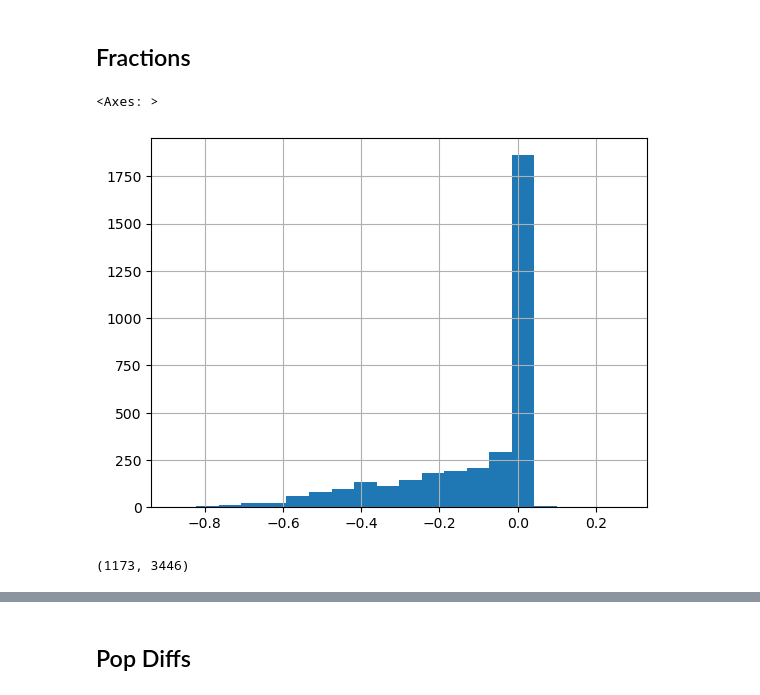
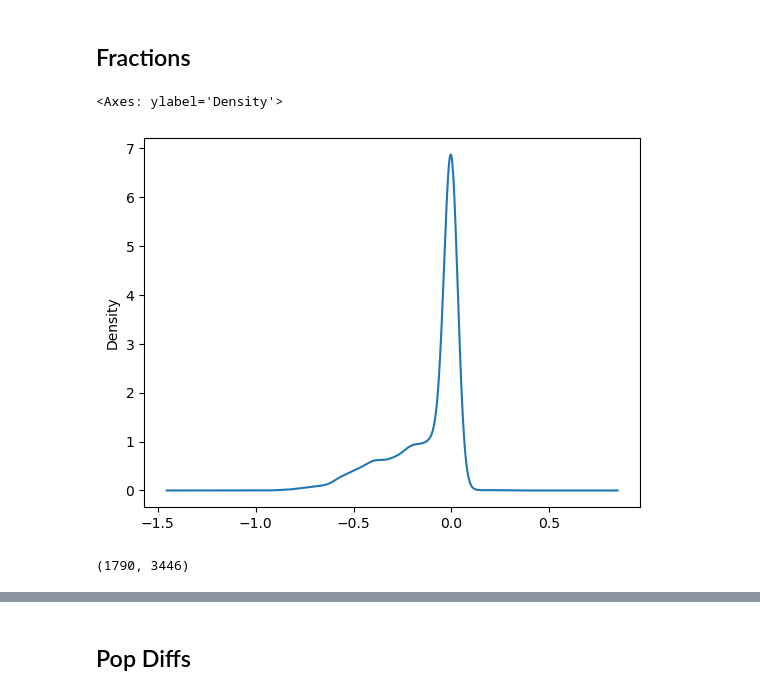
Before and after one commit to swpease/well_water, a Jupyter notebook: python/area_accuracy.ipynb, the cells around one changed output, grey strips where cells are left out. Drawn from its saved outputs; the diff is of its cells as text; code cells hidden in the pictures.

```diff
--- a/python/area_accuracy.ipynb
+++ b/python/area_accuracy.ipynb
@@ -130,7 +130,7 @@ The ACS (in the SVI) also estimates a pop of 0 (E_TOTPOP)
 # %%
 density_data_zero_pops = density_data[density_data["frac_WW_CEISIN"].isna()]
 # %%
-density_data_to_join = density_data.loc[:,["GEOID", "E_TOTPOP", "WWR_sum_pop_est", "frac_WW_CEISIN"]]
+density_data_to_join = density_data.loc[:,["GEOID", "E_TOTPOP", "E_HU", "M_HU", "E_HH", "WWR_sum_pop_est", "frac_WW_CEISIN"]]
 comparison_data = area_data.merge(
     density_data_to_join,
     on="GEOID",
@@ -147,0 +150,4 @@ comparison_data["pop_diff_WW"] = comparison_data["WW_pop_CEISIN"] - comparison_d
+# %%
+comparison_data["WW_HU_CEISIN"] = comparison_data["E_HU"] * comparison_data["frac_WW_area"]
+comparison_data["WW_HU_CEISIN_lo"] = (comparison_data["E_HU"] - comparison_data["M_HU"]) * comparison_data["frac_WW_area"]
+comparison_data["WW_HH_CEISIN"] = comparison_data["E_HH"] * comparison_data["frac_WW_area"]
@@ -150,11 +170,12 @@ comparison_data["pop_diff_WW"] = comparison_data["WW_pop_CEISIN"] - comparison_d
 # %% [markdown]
 ## Fractions
 # %%
-comparison_data["pct_point_diff_frac_WW"].hist(bins=20)
+# comparison_data["pct_point_diff_frac_WW"].hist(bins=20)
+comparison_data["pct_point_diff_frac_WW"].plot.kde()
 # %% [output]
-<Axes: >
+<Axes: ylabel='Density'>
-[figure, old version]
+[figure, new version]
 # %%
-sum(abs(comparison_data["pct_point_diff_frac_WW"]) > 0.1), len(comparison_data["pct_point_diff_frac_WW"])
+sum(abs(comparison_data["pct_point_diff_frac_WW"]) < 0.01), len(comparison_data["pct_point_diff_frac_WW"])
 # %% [output]
-(1173, 3446)
+(1790, 3446)
```
Also changed, not shown: parts of 6 cells of this notebook, 1 other file.
